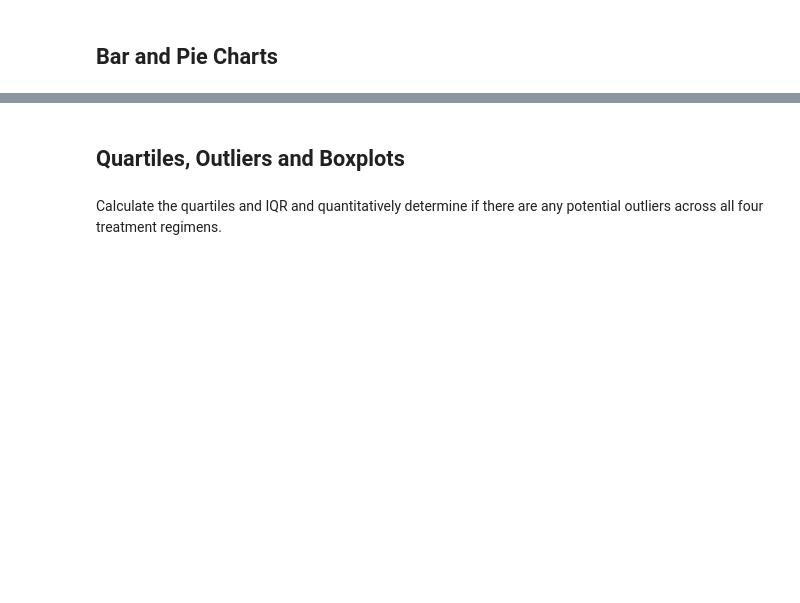
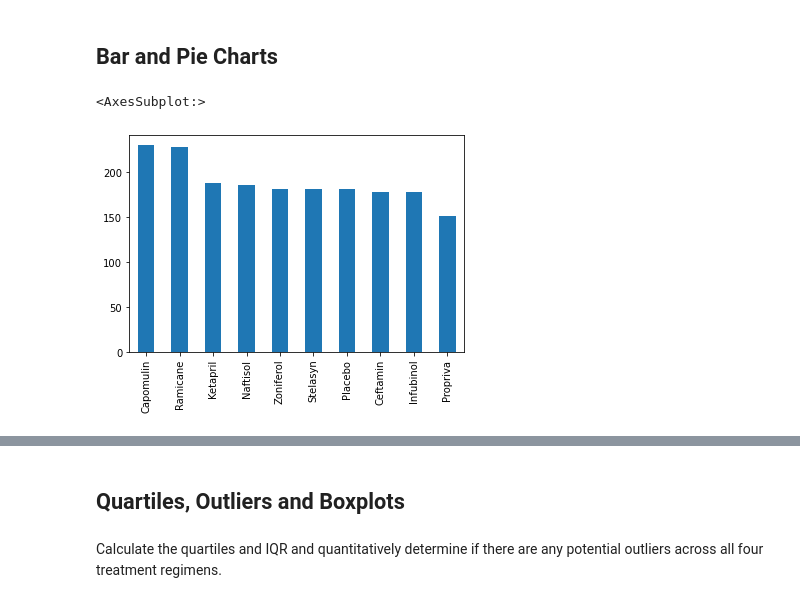
Before and after one commit to syeong0204/Matplotlib_Challenge, a Jupyter notebook: Pymaceuticals/pymaceuticals_starter.ipynb, the cells around one changed output, grey strips where cells are left out. Saved outputs shown, nothing was run; the diff lists cells and outputs as text; code cells hidden in the pictures; blank space fills up the shorter version.

Commit message:
created bar and pie chart

```diff
--- a/Pymaceuticals/pymaceuticals_starter.ipynb
+++ b/Pymaceuticals/pymaceuticals_starter.ipynb
@@ -190,3 +187,9 @@ KeyError: 'Mouse ID'
 # %%
 # Generate a bar plot showing the total number of datapoints for each drug regimen using pandas.
 # There should be a single bar per regimen
+
+plot = new_df['Drug Regimen'].value_counts().plot.bar()
+plot
+# %% [output]
+<AxesSubplot:>
+[figure, added]
```
Also changed, not shown: parts of 6 cells of this notebook.
